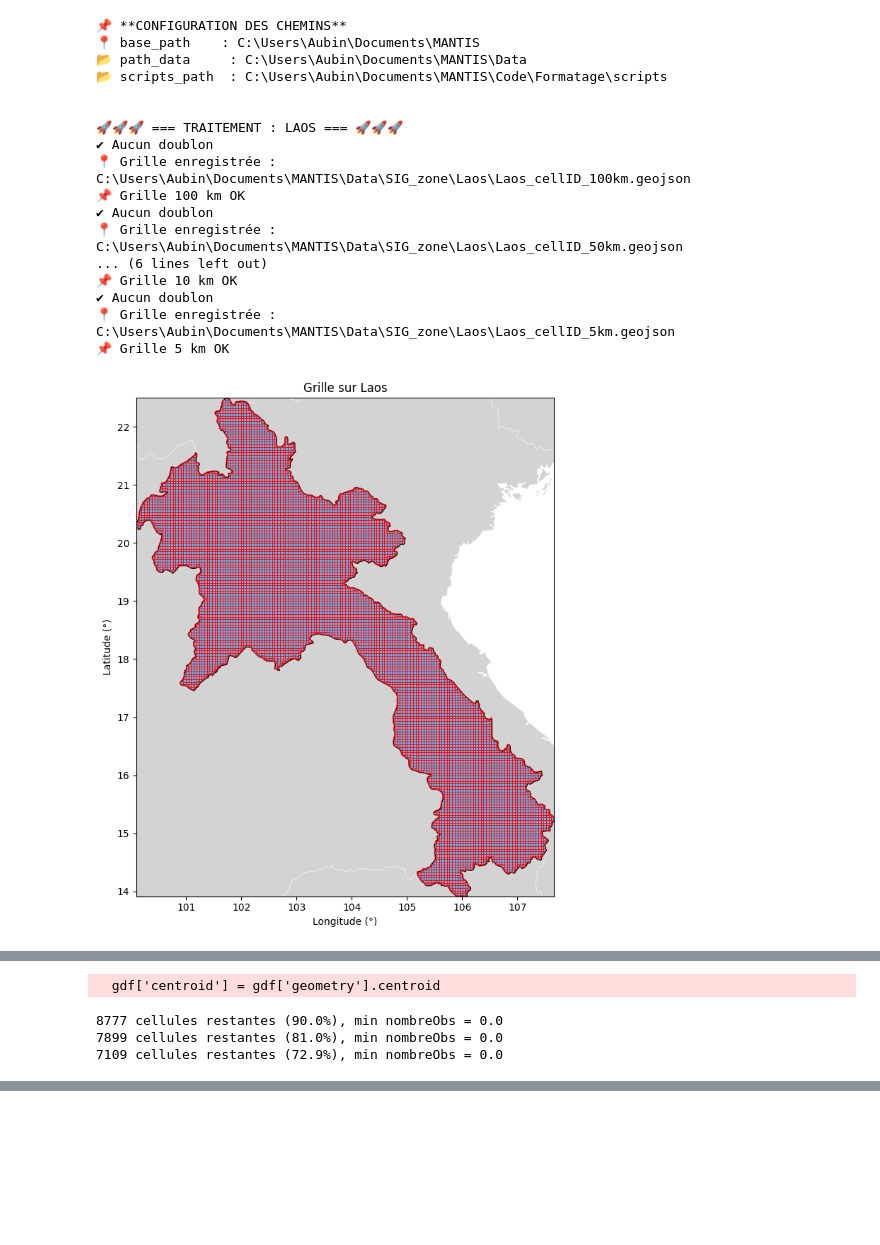
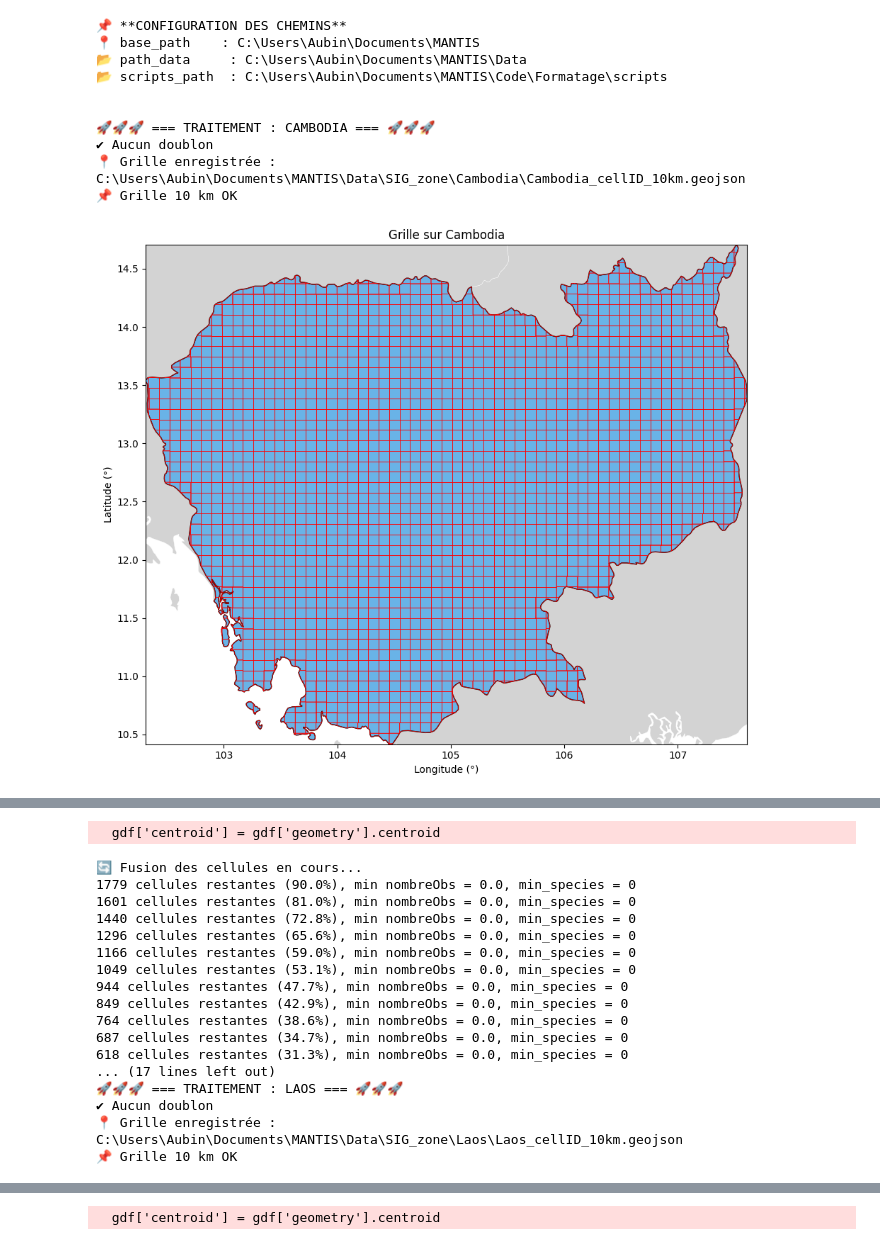
Before and after one commit to aubinnormand/MANTIS, a Jupyter notebook: Code/Formatage/formatage_data_allinone.ipynb, the cells around one changed output, grey strips where cells are left out. Drawn from its saved outputs; the diff is of its cells as text; code cells hidden in the pictures; blank space fills up the shorter version.

```diff
--- a/Code/Formatage/formatage_data_allinone.ipynb
+++ b/Code/Formatage/formatage_data_allinone.ipynb
@@ -15,16 +15,17 @@ import pandas as pd
 # ================================================================
 # 1️⃣  DEFINE GLOBAL PARAMETERS (only here!)
 # ================================================================
-COUNTRIES = ["Laos","Vietnam","Thailand"]              # ⚠️ List of countries to process
+COUNTRIES = ["Cambodia","Laos","Vietnam","Thailand"]              # ⚠️ List of countries to process
 SOURCE = "GBIF"                       # 'GBIF' or 'INPN'
 NAME_ATTRIBUTE = "sovereignt"
 CODE_ATTRIBUTE = "sov_a3"
-CELL_SIZES_KM = [100, 50, 20, 10, 5]  # Grid sizes to generate
+CELL_SIZES_KM = [10]  # Grid sizes to generate
 TOLERANCE_GEOM = 0                    # Simplification tolerance
 CLE_ID = "speciesID"
 ANNEE_MIN = 1950
 CHUNKSIZE = 10_000_000
-SEUIL_OBS = 1000                      # Fusion threshold (sum obs)
+SEUIL_OBS = 500                   # Fusion threshold (sum obs)
+SEUIL_SPECIES=50
 
 # ================================================================
 # 2️⃣ GLOBAL PATH CONFIGURATION
@@ -51,7 +52,7 @@ importlib.reload(formatage_fusion)
 from formatage_geo import generate_country_grid, plot_country_grid, simplify_world_geometry, save_country_grid
 from formatage_biodiv import read_biodiv_chunks, save_clean_biodiv
 from formatage_ObsToGrid import assign_grid_to_points, generate_taxo_dict, aggregate_by_grid_species, save_processed_biodiv
-from formatage_fusion import fusion_cells_by_obs, apply_fusion_to_biodiv, plot_fusionned_grid, save_fusionned_biodiv,save_merged_grid
+from formatage_fusion import fusion_cells_by_obs, apply_fusion_to_biodiv, plot_fusionned_grid, save_fusionned_biodiv,save_merged_grid,fusion_cells_by_obs_and_species
 
 # ================================================================
 # DEFINE REUSABLE FUNCTION
@@ -119,47 +120,40 @@ def process_country(zone):
     print("📌 Obs → Grid OK")
 
     # ---------- 4) FUSION CELLS ----------
-    merged_fusion = fusion_cells_by_obs(df_final, grid, cle_geo, var_obs='nombreObs', seuil=SEUIL_OBS)
-    save_merged_grid(merged_fusion, path_data, zone, cle_geo, SOURCE, SEUIL_OBS)
+    merged_fusion = fusion_cells_by_obs_and_species(df_final, grid, cle_geo, var_obs='nombreObs', seuil=SEUIL_OBS,cle_ID=CLE_ID,min_species=SEUIL_SPECIES,methode="barycentre")
+    save_merged_grid(merged_fusion, path_data, zone, cle_geo, SOURCE, SEUIL_OBS,SEUIL_SPECIES)
     #plot_fusionned_grid(merged_fusion, var_obs='nombreObs', title=f"{zone} Fusion", figsize=(10,10), log_scale=True)
     df_biodiv_fusion = apply_fusion_to_biodiv(df_final, merged_fusion, cle_geo=cle_geo, cle_ID=CLE_ID, var_obs='nombreObs')
-    save_fusionned_biodiv(df_biodiv_fusion, SOURCE, zone, cle_geo, path_data, SEUIL_OBS)
+    save_fusionned_biodiv(df_biodiv_fusion, SOURCE, zone, cle_geo, path_data, SEUIL_OBS,SEUIL_SPECIES)
     print("🎉 Fusion OK")
 
 # ================================================================
 # 5️⃣ RUN PIPELINE FOR ALL COUNTRIES
 # ================================================================
 for country in COUNTRIES:
     process_country(country)
 
     # ---------- VIDER LA MÉMOIRE ----------
     print(f"🗑️ Nettoyage mémoire après {country}...")
     # Supprimer variables globales lourdes si présentes
     vars_to_delete = ['df_biodiv_clean', 'df_with_grid', 'df_final', 'merged_fusion', 'df_biodiv_fusion', 'grid']
     for var in vars_to_delete:
         if var in globals():
             del globals()[var]
 
 print("\n🏁🏁🏁 TOUT EST TERMINÉ AVEC SUCCÈS 🏁🏁🏁")
 # %% [output]
 📌 **CONFIGURATION DES CHEMINS**
 📍 base_path    : C:\Users\Aubin\Documents\MANTIS
 📂 path_data     : C:\Users\Aubin\Documents\MANTIS\Data
 📂 scripts_path  : C:\Users\Aubin\Documents\MANTIS\Code\Formatage\scripts
 
 
-🚀🚀🚀 === TRAITEMENT : LAOS === 🚀🚀🚀
+🚀🚀🚀 === TRAITEMENT : CAMBODIA === 🚀🚀🚀
 ✔ Aucun doublon
-📍 Grille enregistrée : C:\Users\Aubin\Documents\MANTIS\Data\SIG_zone\Laos\Laos_cellID_100km.geojson
-📌 Grille 100 km OK
-✔ Aucun doublon
-📍 Grille enregistrée : C:\Users\Aubin\Documents\MANTIS\Data\SIG_zone\Laos\Laos_cellID_50km.geojson
-... (6 lines left out)
+📍 Grille enregistrée : C:\Users\Aubin\Documents\MANTIS\Data\SIG_zone\Cambodia\Cambodia_cellID_10km.geojson
 📌 Grille 10 km OK
-✔ Aucun doublon
-📍 Grille enregistrée : C:\Users\Aubin\Documents\MANTIS\Data\SIG_zone\Laos\Laos_cellID_5km.geojson
-📌 Grille 5 km OK
-[figure, old version]
+[figure, new version]
 📥 Nettoyage biodiversité GBIF...
 ✅ Séparateur choisi : ' ' avec 50 colonnes
 
@@ -180,4 +177,18 @@ print("\n🏁🏁🏁 TOUT EST TERMINÉ AVEC SUCCÈS 🏁🏁🏁")
   gdf['centroid'] = gdf['geometry'].centroid
-8777 cellules restantes (90.0%), min nombreObs = 0.0
-7899 cellules restantes (81.0%), min nombreObs = 0.0
-7109 cellules restantes (72.9%), min nombreObs = 0.0
+🔄 Fusion des cellules en cours...
+1779 cellules restantes (90.0%), min nombreObs = 0.0, min_species = 0
+1601 cellules restantes (81.0%), min nombreObs = 0.0, min_species = 0
+1440 cellules restantes (72.8%), min nombreObs = 0.0, min_species = 0
+1296 cellules restantes (65.6%), min nombreObs = 0.0, min_species = 0
+1166 cellules restantes (59.0%), min nombreObs = 0.0, min_species = 0
+1049 cellules restantes (53.1%), min nombreObs = 0.0, min_species = 0
+944 cellules restantes (47.7%), min nombreObs = 0.0, min_species = 0
+849 cellules restantes (42.9%), min nombreObs = 0.0, min_species = 0
+764 cellules restantes (38.6%), min nombreObs = 0.0, min_species = 0
+687 cellules restantes (34.7%), min nombreObs = 0.0, min_species = 0
+618 cellules restantes (31.3%), min nombreObs = 0.0, min_species = 0
+... (17 lines left out)
+🚀🚀🚀 === TRAITEMENT : LAOS === 🚀🚀🚀
+✔ Aucun doublon
+📍 Grille enregistrée : C:\Users\Aubin\Documents\MANTIS\Data\SIG_zone\Laos\Laos_cellID_10km.geojson
+📌 Grille 10 km OK
@@ -183,0 +213 @@ print("\n🏁🏁🏁 TOUT EST TERMINÉ AVEC SUCCÈS 🏁🏁🏁")
+  gdf['centroid'] = gdf['geometry'].centroid
```
Also changed, not shown: parts of 1 cell of this notebook, 7 other files.
